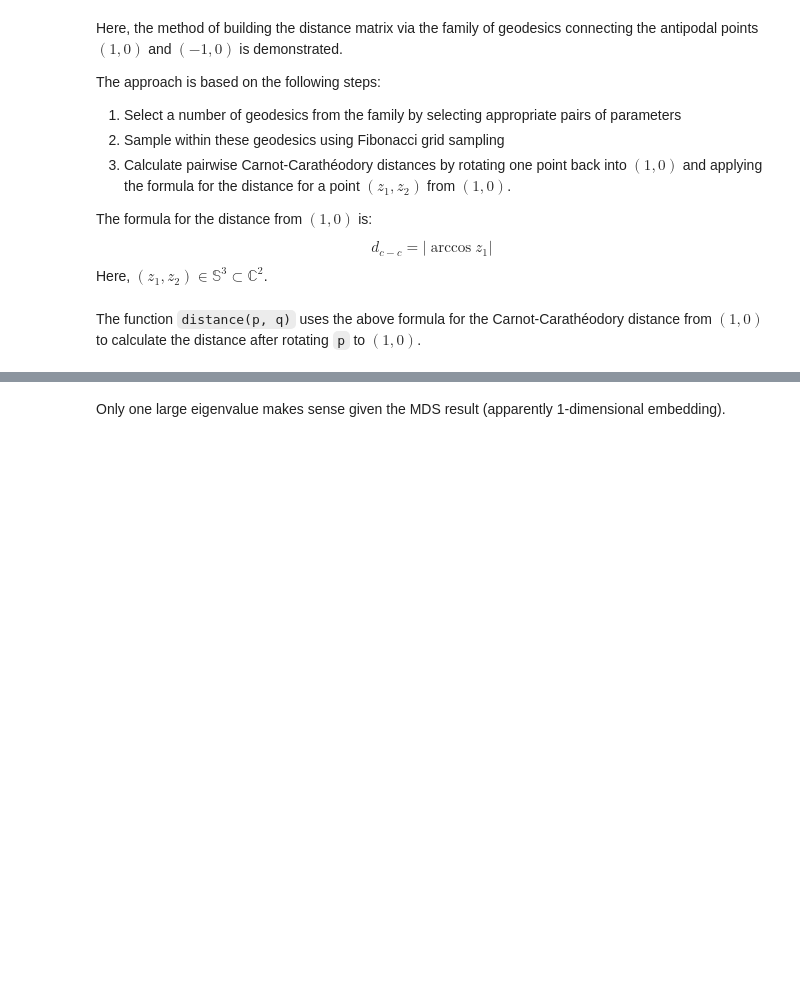
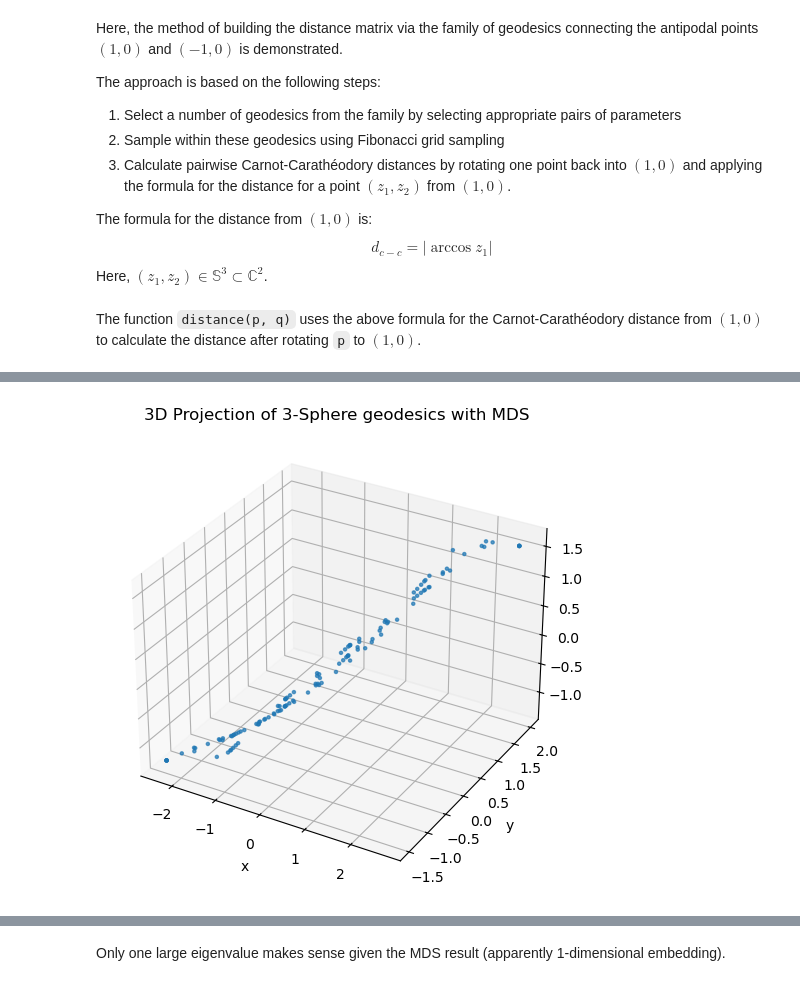
Before and after one commit to laurasaizz/Visualization-S3, a Jupyter notebook: geodesicfam.ipynb, the cells around one changed output, grey strips where cells are left out. Drawn from its saved outputs; the diff is of its cells as text; code cells hidden in the pictures; blank space fills up the shorter version.

```diff
--- a/geodesicfam.ipynb
+++ b/geodesicfam.ipynb
@@ -106,3 +106,14 @@ plt.show()
+# %%
+fig = plt.figure(figsize=(8, 6))
+ax = fig.add_subplot(111, projection='3d')
+ax.scatter(new_coords[:, 0], new_coords[:, 1], new_coords[:, 2], s=5, alpha=0.7)
+ax.set_xlabel('x')
+ax.set_ylabel('y')
+ax.set_zlabel('z')
+ax.set_title('3D Projection of 3-Sphere geodesics with MDS')
+plt.show()
+# %% [output]
+[figure, added]
 # %%
 small_thresh = 1e-8
 print(f"There are {eigvals.size} eigenvalues.")
```
Also changed, not shown: parts of 6 cells of this notebook, 4 other files.
